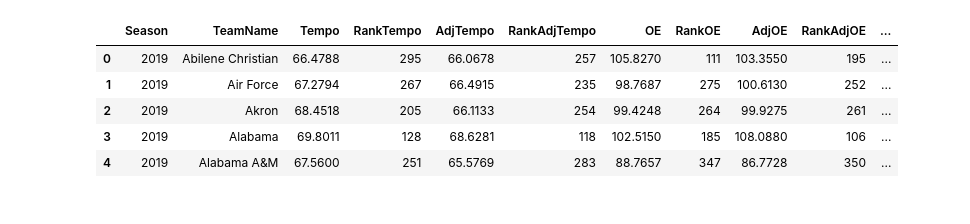
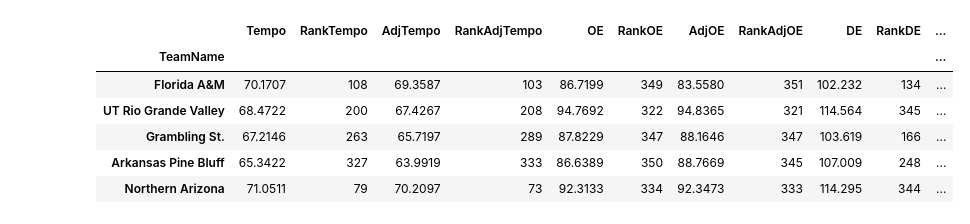
Before and after one commit to ForrestMcDougal/Bracket-Buddy, a Jupyter notebook: etl_sandbox.ipynb, the cells around one changed output. Saved outputs shown, nothing was run; the diff lists cells and outputs as text; code cells hidden in the pictures.

Commit message:
add cleaned data csvs

```diff
--- a/etl_sandbox.ipynb
+++ b/etl_sandbox.ipynb
@@ -5,16 +5,19 @@ import numpy as np
 import pandas as pd
 import pymongo
 # %%
-year = 2019
+year = 2016
 short_year = year - 2000
-summary = os.path.join('data', 'SeasonSummary', f'summary{short_year}.csv')
+summary = os.path.join('data', 'SeasonSummary', f'summary{short_year}_pt.csv')
 # %%
 summary_df = pd.read_csv(summary)
+summary_df = summary_df.set_index('TeamName')
+summary_df = summary_df.drop(columns=['Season'])
 summary_df.head()
 # %% [output]
-|  | Season | TeamName | Tempo | RankTempo | AdjTempo | RankAdjTempo | OE | RankOE | AdjOE | RankAdjOE | ... |
-| 0 | 2019 | Abilene Christian | 66.4788 | 295 | 66.0678 | 257 | 105.8270 | 111 | 103.3550 | 195 | ... |
-| 1 | 2019 | Air Force | 67.2794 | 267 | 66.4915 | 235 | 98.7687 | 275 | 100.6130 | 252 | ... |
-| 2 | 2019 | Akron | 68.4518 | 205 | 66.1133 | 254 | 99.4248 | 264 | 99.9275 | 261 | ... |
-| 3 | 2019 | Alabama | 69.8011 | 128 | 68.6281 | 118 | 102.5150 | 185 | 108.0880 | 106 | ... |
-| 4 | 2019 | Alabama A&M | 67.5600 | 251 | 65.5769 | 283 | 88.7657 | 347 | 86.7728 | 350 | ... |
+|  | Tempo | RankTempo | AdjTempo | RankAdjTempo | OE | RankOE | AdjOE | RankAdjOE | DE | RankDE | ... |
+| TeamName |  |  |  |  |  |  |  |  |  |  | ... |
+| Florida A&M | 70.1707 | 108 | 69.3587 | 103 | 86.7199 | 349 | 83.5580 | 351 | 102.232 | 134 | ... |
+| UT Rio Grande Valley | 68.4722 | 200 | 67.4267 | 208 | 94.7692 | 322 | 94.8365 | 321 | 114.564 | 345 | ... |
+| Grambling St. | 67.2146 | 263 | 65.7197 | 289 | 87.8229 | 347 | 88.1646 | 347 | 103.619 | 166 | ... |
+| Arkansas Pine Bluff | 65.3422 | 327 | 63.9919 | 333 | 86.6389 | 350 | 88.7669 | 345 | 107.009 | 248 | ... |
+| Northern Arizona | 71.0511 | 79 | 70.2097 | 73 | 92.3133 | 334 | 92.3473 | 333 | 114.295 | 344 | ... |
```
Also changed, not shown: parts of 11 cells of this notebook, 11 other files.
